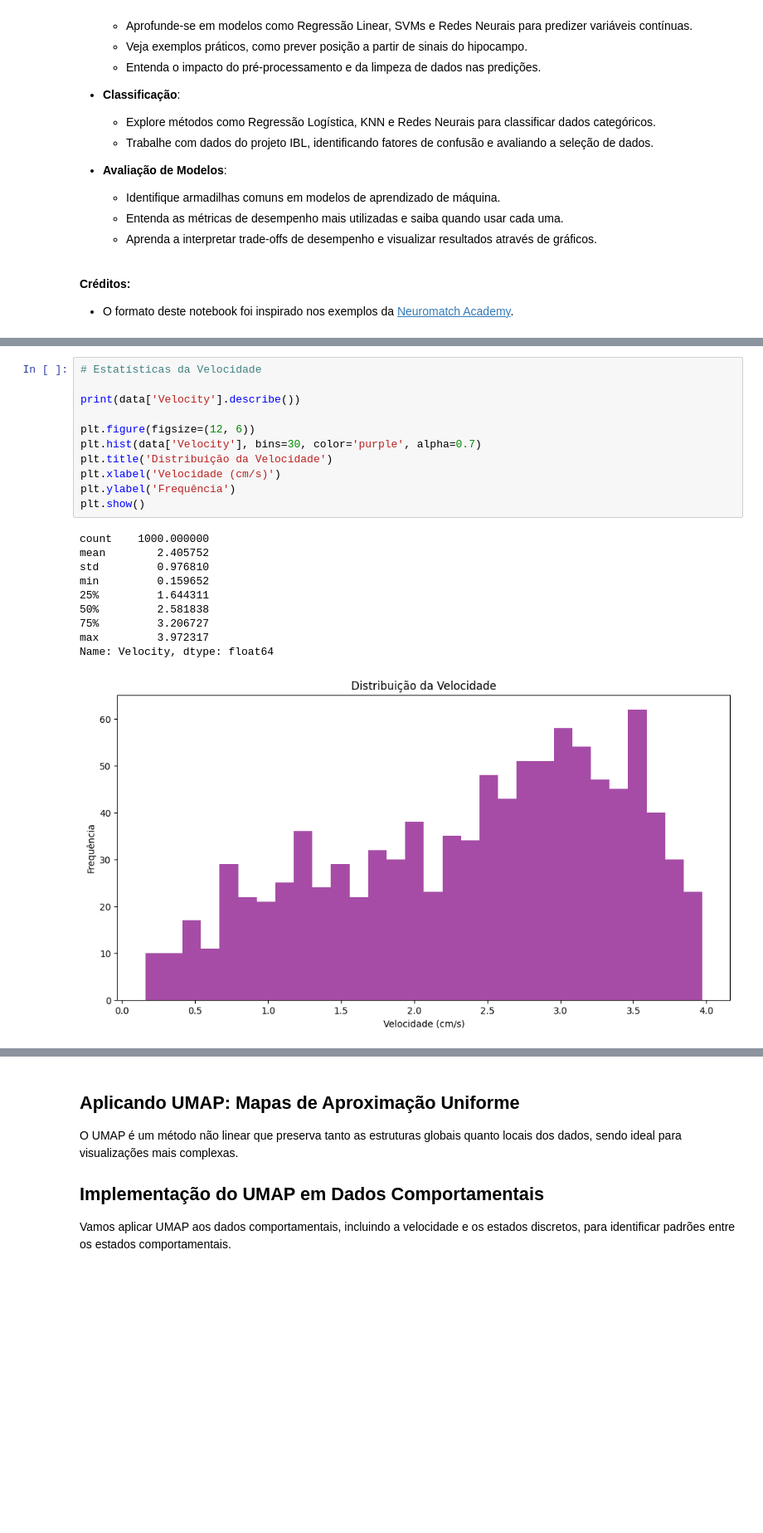
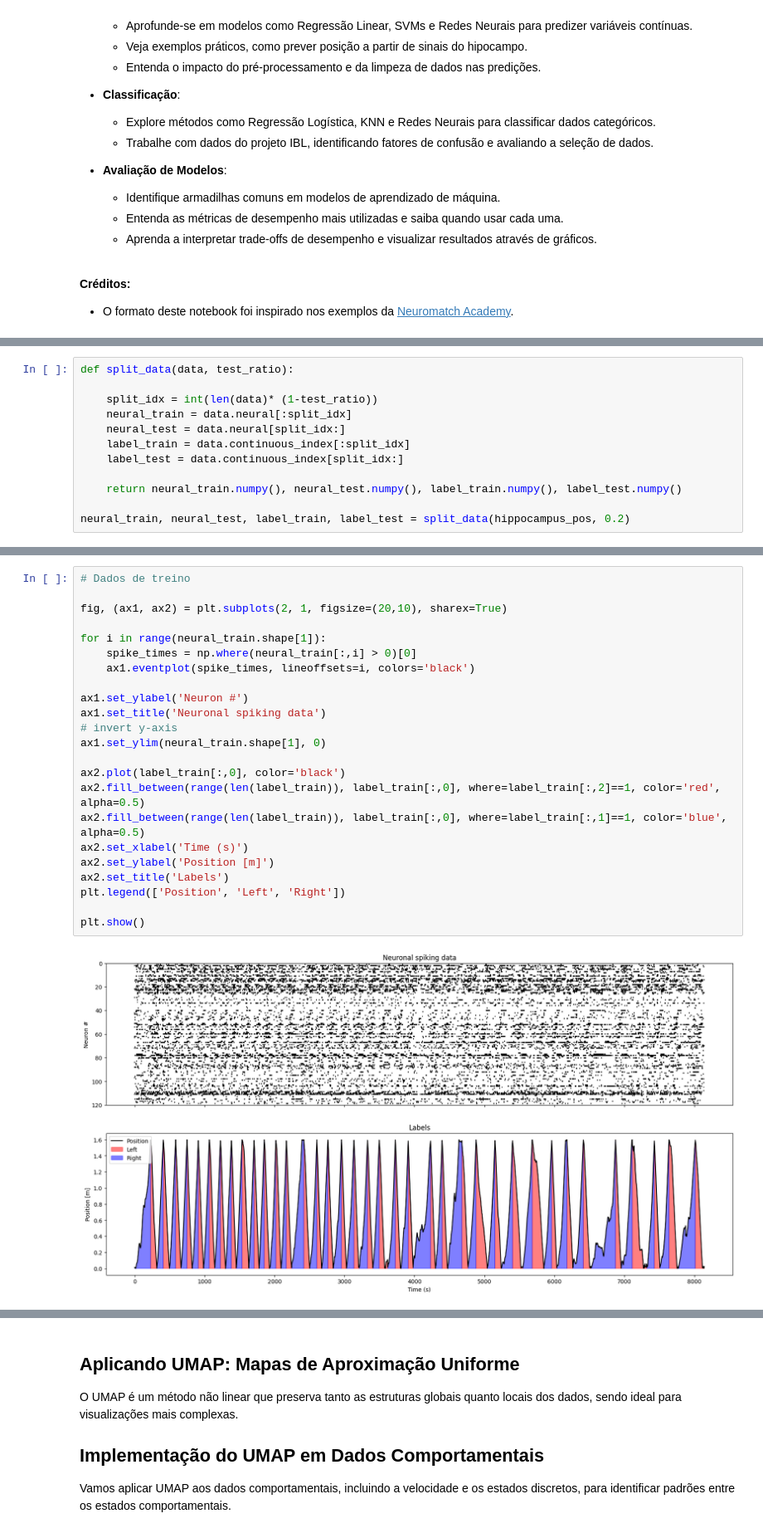
Before and after one commit to lucaase/brain-decoding, a Jupyter notebook: modified_course_notebook.ipynb, the cells around one changed output, grey strips where cells are left out. Shown at 83% size. Drawn from its saved outputs; the diff is of its cells as text; blank space fills up the shorter version.

```diff
--- a/modified_course_notebook.ipynb
+++ b/modified_course_notebook.ipynb
@@ -130 +121,13 @@ plt.show()
+# %%
+def split_data(data, test_ratio):
+
+    split_idx = int(len(data)* (1-test_ratio))
+    neural_train = data.neural[:split_idx]
+    neural_test = data.neural[split_idx:]
+    label_train = data.continuous_index[:split_idx]
+    label_test = data.continuous_index[split_idx:]
+
+    return neural_train.numpy(), neural_test.numpy(), label_train.numpy(), label_test.numpy()
+
+neural_train, neural_test, label_train, label_test = split_data(hippocampus_pos, 0.2)
 # %% [markdown]
@@ -178,22 +137,25 @@ Name: State, dtype: float64
-# %%
-# Estatísticas da Velocidade
-
-print(data['Velocity'].describe())
-
-plt.figure(figsize=(12, 6))
-plt.hist(data['Velocity'], bins=30, color='purple', alpha=0.7)
-plt.title('Distribuição da Velocidade')
-plt.xlabel('Velocidade (cm/s)')
-plt.ylabel('Frequência')
-plt.show()
-# %% [output]
-count    1000.000000
-mean        2.405752
-std         0.976810
-min         0.159652
-25%         1.644311
-50%         2.581838
-75%         3.206727
-max         3.972317
-Name: Velocity, dtype: float64
-[figure, removed]
+# %%
+# Dados de treino
+
+fig, (ax1, ax2) = plt.subplots(2, 1, figsize=(20,10), sharex=True)
+
+for i in range(neural_train.shape[1]):
+    spike_times = np.where(neural_train[:,i] > 0)[0]
+    ax1.eventplot(spike_times, lineoffsets=i, colors='black')
+
+ax1.set_ylabel('Neuron #')
+ax1.set_title('Neuronal spiking data')
+# invert y-axis
+ax1.set_ylim(neural_train.shape[1], 0)
+
+ax2.plot(label_train[:,0], color='black')
+ax2.fill_between(range(len(label_train)), label_train[:,0], where=label_train[:,2]==1, color='red', alpha=0.5)
+ax2.fill_between(range(len(label_train)), label_train[:,0], where=label_train[:,1]==1, color='blue', alpha=0.5)
+ax2.set_xlabel('Time (s)')
+ax2.set_ylabel('Position [m]')
+ax2.set_title('Labels')
+plt.legend(['Position', 'Left', 'Right'])
+
+plt.show()
+# %% [output]
+[figure, added]
```
Also changed, not shown: parts of 23 cells of this notebook.
